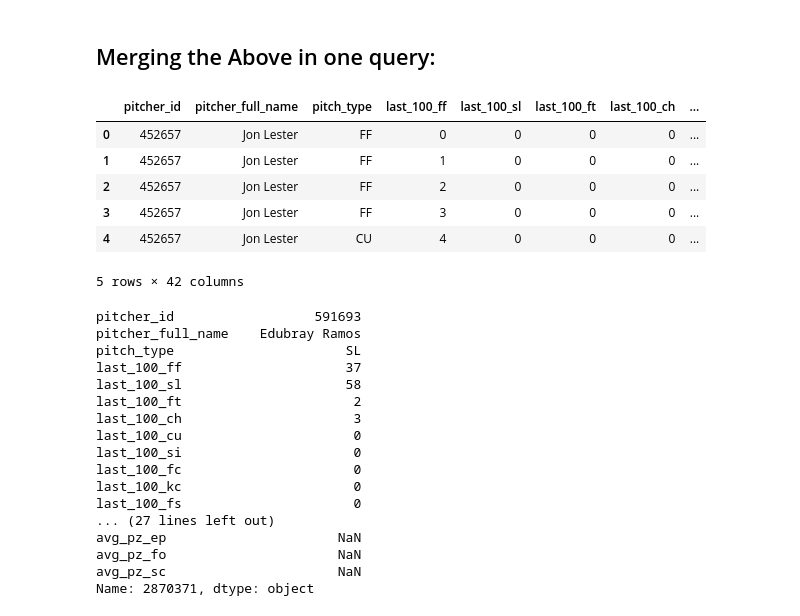
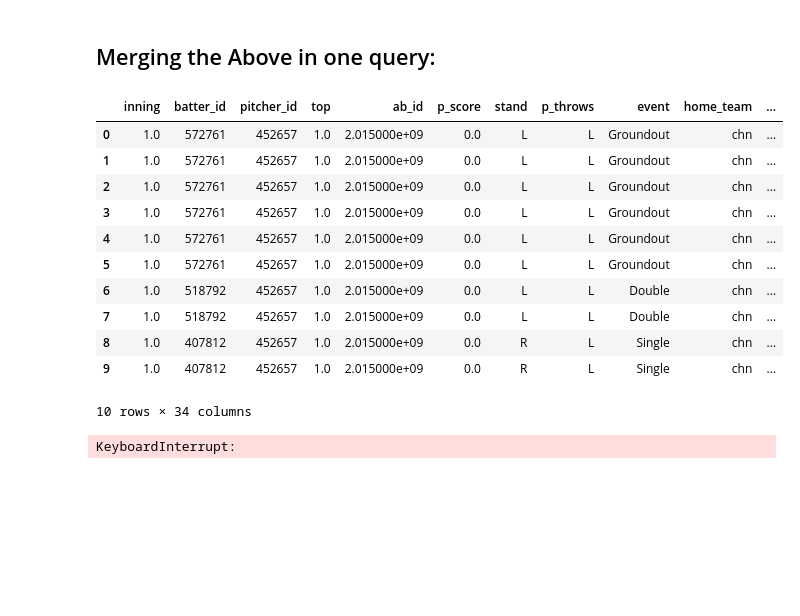
Before and after one commit to pbovard63/Predicting_MLB_Pitches, a Jupyter notebook: Feature_Engineering_Round_2/Feature_Engineering.ipynb, the cells around one changed output. Cells and saved outputs as stored; diff of their text form; code cells hidden in the pictures; blank space fills up the shorter version.

```diff
--- a/Feature_Engineering_Round_2/Feature_Engineering.ipynb
+++ b/Feature_Engineering_Round_2/Feature_Engineering.ipynb
@@ -338,10 +278,35 @@ These work and likely can paint a good picture of where the pitcher is locating
 Columns with None value can be removed from that pitcher's modeling, or changed to 0 - ultimately, it won't matter since they don't throw that pitch.
 # %% [markdown]
 ## Merging the Above in one query:
+# %%
+query = '''
+--first, selecting all the standard columns:
+SELECT *
+FROM full_pitch_data
+ORDER BY ab_id, pitch_num ASC
+LIMIT 10
+;
+'''
+df = pd.read_sql(query, engine)
+
+df.head(10)
+# %% [output]
+|  | inning | batter_id | pitcher_id | top | ab_id | p_score | stand | p_throws | event | home_team | ... |
+| 0 | 1.0 | 572761 | 452657 | 1.0 | 2.015000e+09 | 0.0 | L | L | Groundout | chn | ... |
+| 1 | 1.0 | 572761 | 452657 | 1.0 | 2.015000e+09 | 0.0 | L | L | Groundout | chn | ... |
+| 2 | 1.0 | 572761 | 452657 | 1.0 | 2.015000e+09 | 0.0 | L | L | Groundout | chn | ... |
+| 3 | 1.0 | 572761 | 452657 | 1.0 | 2.015000e+09 | 0.0 | L | L | Groundout | chn | ... |
+| 4 | 1.0 | 572761 | 452657 | 1.0 | 2.015000e+09 | 0.0 | L | L | Groundout | chn | ... |
+| 5 | 1.0 | 572761 | 452657 | 1.0 | 2.015000e+09 | 0.0 | L | L | Groundout | chn | ... |
+| 6 | 1.0 | 518792 | 452657 | 1.0 | 2.015000e+09 | 0.0 | L | L | Double | chn | ... |
+| 7 | 1.0 | 518792 | 452657 | 1.0 | 2.015000e+09 | 0.0 | L | L | Double | chn | ... |
+| 8 | 1.0 | 407812 | 452657 | 1.0 | 2.015000e+09 | 0.0 | R | L | Single | chn | ... |
+| 9 | 1.0 | 407812 | 452657 | 1.0 | 2.015000e+09 | 0.0 | R | L | Single | chn | ... |
+10 rows × 34 columns
 # %%
 query = '''
 --first, selecting all the standard columns:
-SELECT pitcher_id, pitcher_full_name, pitch_type,
+SELECT pitcher_id, batter_id, event, pitcher_full_name, pitch_type, "Season",
 --selecting counts of each pitch type, over the last 100 pitches the pitcher has thrown:
 (count(CASE WHEN pitch_type = 'FF' THEN pitch_type END) OVER (PARTITION BY pitcher_id ORDER BY ab_id, pitch_num ASC ROWS 100 PRECEDING EXCLUDE CURRENT ROW)) AS last_100_ff,
 (count(CASE WHEN pitch_type = 'SL' THEN pitch_type END) OVER (PARTITION BY pitcher_id ORDER BY ab_id, pitch_num ASC ROWS 100 PRECEDING EXCLUDE CURRENT ROW)) AS last_100_sl,
@@ -393,32 +358,6 @@ ORDER BY ab_id, pitch_num ASC
 '''
 df = pd.read_sql(query, engine)
 
-df.head()
+df.head(10)
 # %% [output]
-|  | pitcher_id | pitcher_full_name | pitch_type | last_100_ff | last_100_sl | last_100_ft | last_100_ch | ... |
-| 0 | 452657 | Jon Lester | FF | 0 | 0 | 0 | 0 | ... |
-| 1 | 452657 | Jon Lester | FF | 1 | 0 | 0 | 0 | ... |
-| 2 | 452657 | Jon Lester | FF | 2 | 0 | 0 | 0 | ... |
-| 3 | 452657 | Jon Lester | FF | 3 | 0 | 0 | 0 | ... |
-| 4 | 452657 | Jon Lester | CU | 4 | 0 | 0 | 0 | ... |
-5 rows × 42 columns
+KeyboardInterrupt:
-# %%
-df.iloc[2870371, :]
-# %% [output]
-pitcher_id                  591693
-pitcher_full_name    Edubray Ramos
-pitch_type                      SL
-last_100_ff                     37
-last_100_sl                     58
-last_100_ft                      2
-last_100_ch                      3
-last_100_cu                      0
-last_100_si                      0
-last_100_fc                      0
-last_100_kc                      0
-last_100_fs                      0
-... (27 lines left out)
-avg_pz_ep                      NaN
-avg_pz_fo                      NaN
-avg_pz_sc                      NaN
-Name: 2870371, dtype: object
```
Also changed, not shown: parts of 19 cells of this notebook, 4 other files.
